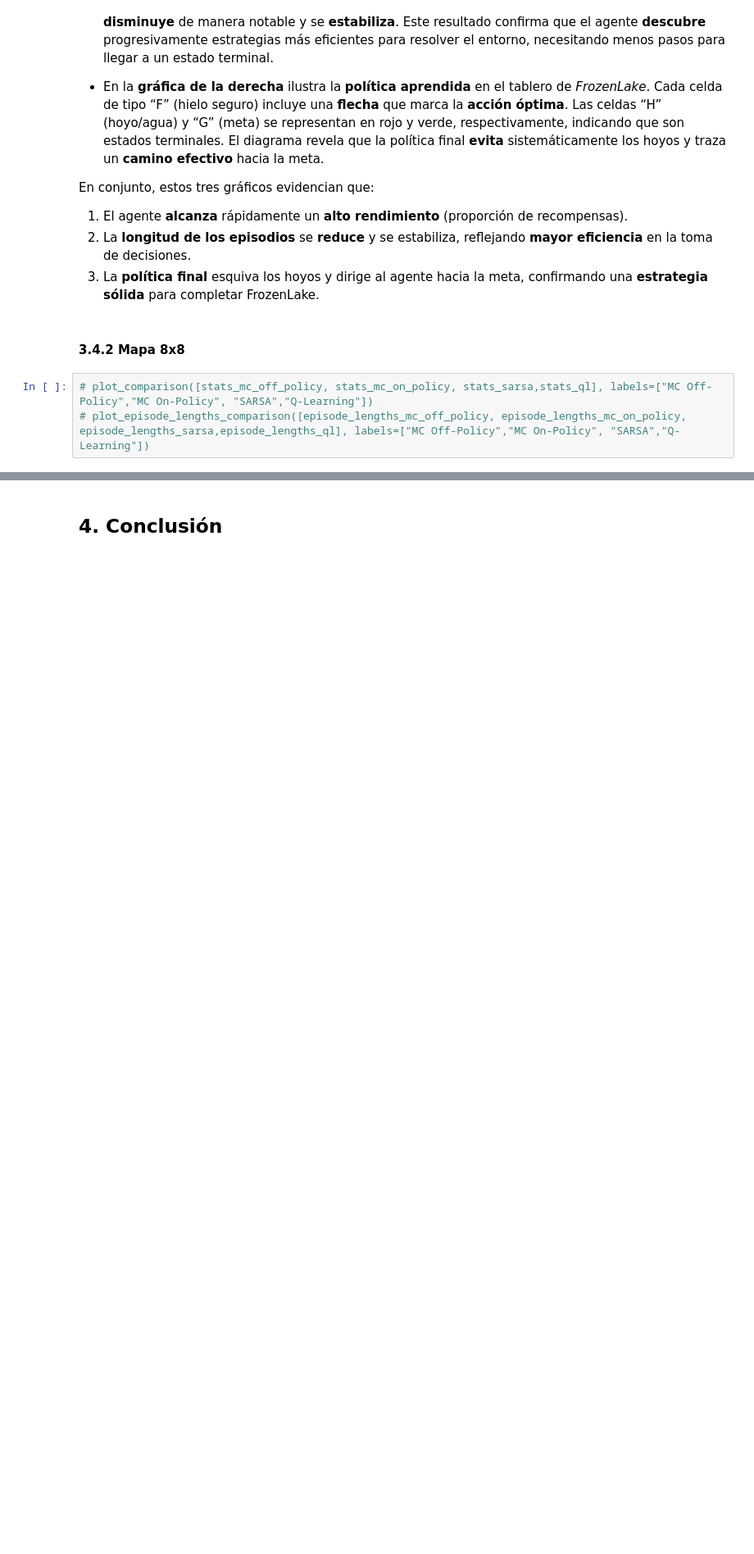
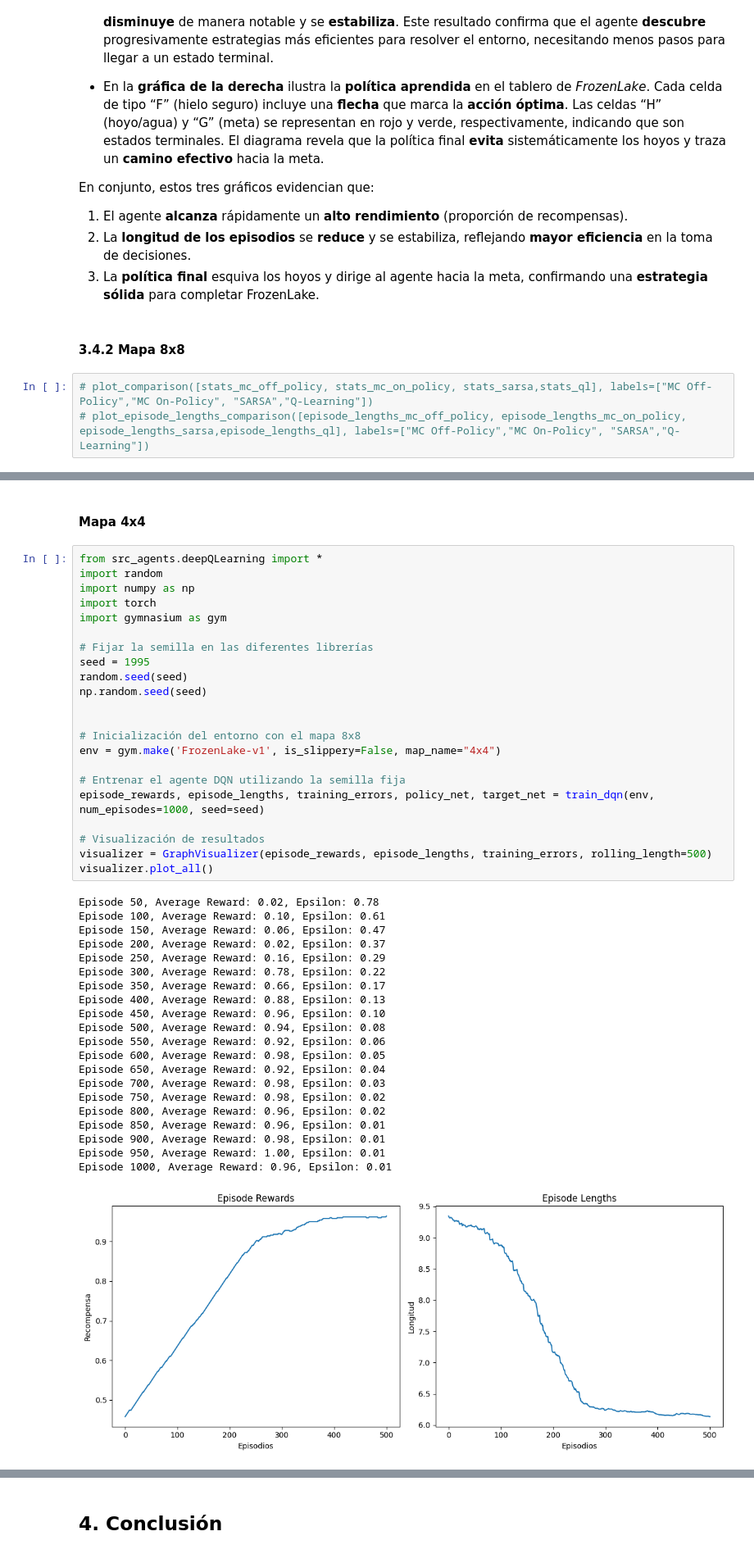
Before and after one commit to GonzaloMA-17/RL_FJLGM, a Jupyter notebook: practica2.ipynb, the cells around one changed output, grey strips where cells are left out. Shown at 82% size. Saved outputs shown, nothing was run; the diff lists cells and outputs as text; blank space fills up the shorter version.

```diff
--- a/practica2.ipynb
+++ b/practica2.ipynb
@@ -739,0 +762,46 @@ En conjunto, estos tres gráficos evidencian que:
+# %% [markdown]
+#### Mapa 4x4
+# %%
+from src_agents.deepQLearning import *
+import random
+import numpy as np
+import torch
+import gymnasium as gym
+
+# Fijar la semilla en las diferentes librerías
+seed = 1995
+random.seed(seed)
+np.random.seed(seed)
+
+
+# Inicialización del entorno con el mapa 8x8
+env = gym.make('FrozenLake-v1', is_slippery=False, map_name="4x4")
+
+# Entrenar el agente DQN utilizando la semilla fija
+episode_rewards, episode_lengths, training_errors, policy_net, target_net = train_dqn(env, num_episodes=1000, seed=seed)
+
+# Visualización de resultados
+visualizer = GraphVisualizer(episode_rewards, episode_lengths, training_errors, rolling_length=500)
+visualizer.plot_all()
+# %% [output]
+Episode 50, Average Reward: 0.02, Epsilon: 0.78
+Episode 100, Average Reward: 0.10, Epsilon: 0.61
+Episode 150, Average Reward: 0.06, Epsilon: 0.47
+Episode 200, Average Reward: 0.02, Epsilon: 0.37
+Episode 250, Average Reward: 0.16, Epsilon: 0.29
+Episode 300, Average Reward: 0.78, Epsilon: 0.22
+Episode 350, Average Reward: 0.66, Epsilon: 0.17
+Episode 400, Average Reward: 0.88, Epsilon: 0.13
+Episode 450, Average Reward: 0.96, Epsilon: 0.10
+Episode 500, Average Reward: 0.94, Epsilon: 0.08
+Episode 550, Average Reward: 0.92, Epsilon: 0.06
+Episode 600, Average Reward: 0.98, Epsilon: 0.05
+Episode 650, Average Reward: 0.92, Epsilon: 0.04
+Episode 700, Average Reward: 0.98, Epsilon: 0.03
+Episode 750, Average Reward: 0.98, Epsilon: 0.02
+Episode 800, Average Reward: 0.96, Epsilon: 0.02
+Episode 850, Average Reward: 0.96, Epsilon: 0.01
+Episode 900, Average Reward: 0.98, Epsilon: 0.01
+Episode 950, Average Reward: 1.00, Epsilon: 0.01
+Episode 1000, Average Reward: 0.96, Epsilon: 0.01
+[figure, added]
```
Also changed, not shown: parts of 24 cells of this notebook, 7 other files.
